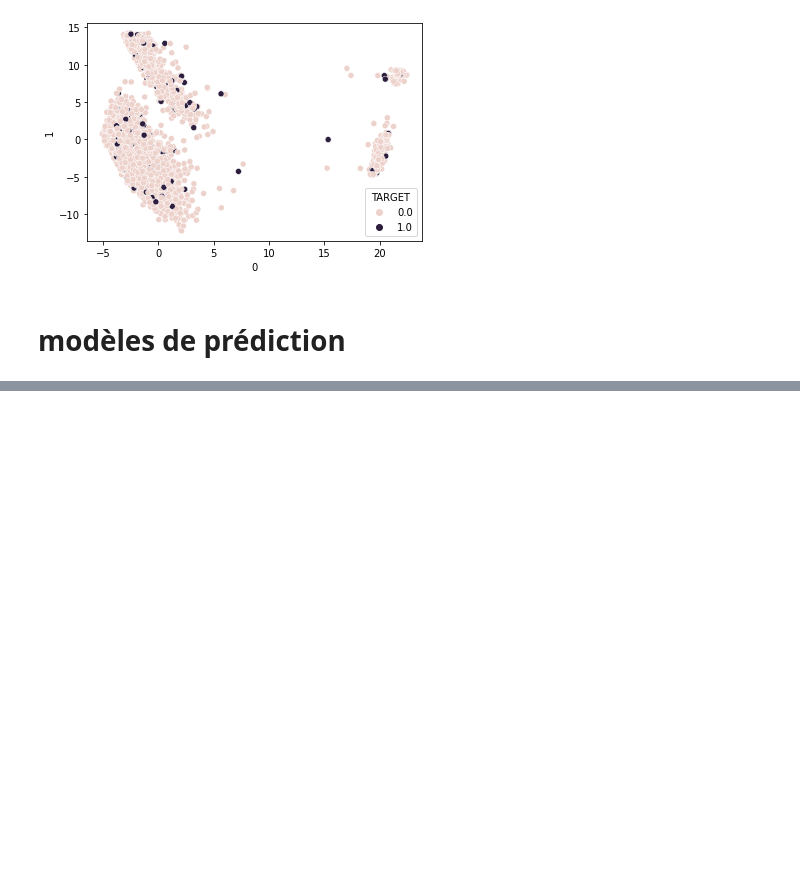
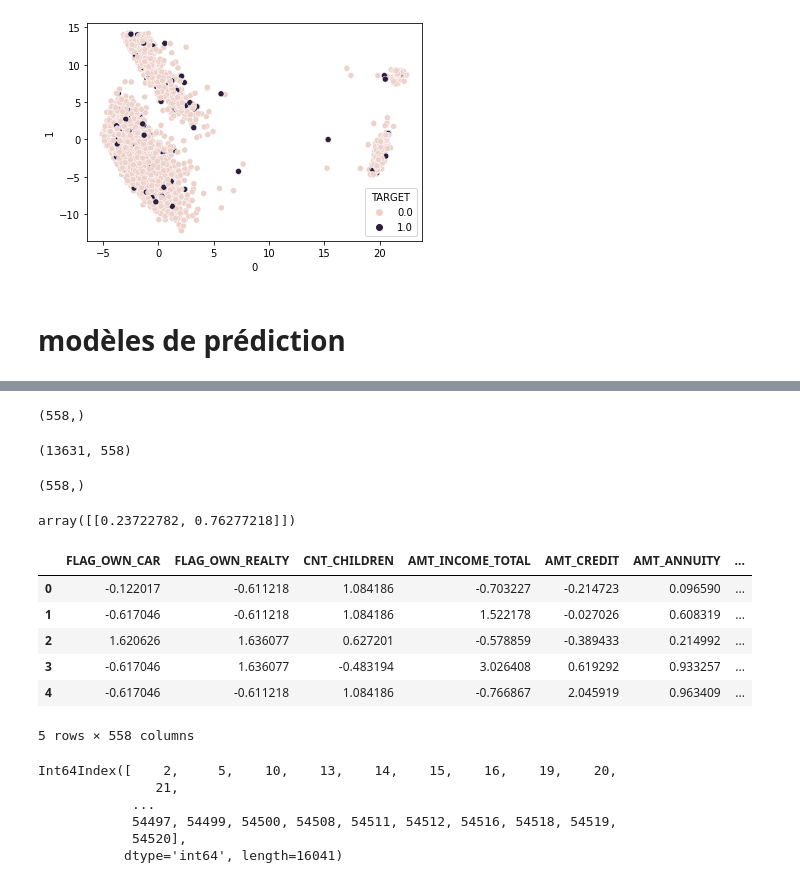
Before and after one commit to JeongJeong-code/P7_scoring, a Jupyter notebook: P7_exploration.ipynb, the cells around one changed output, grey strips where cells are left out. Cells and saved outputs as stored; diff of their text form; code cells hidden in the pictures; blank space fills up the shorter version.

```diff
--- a/P7_exploration.ipynb
+++ b/P7_exploration.ipynb
@@ -840,0 +656,16 @@ df_results['SK_ID_CURR'].isna().sum()
+# %%
+np.shape(lime_test[5])
+# %% [output]
+(558,)
+# %%
+np.shape(lime_test)
+# %% [output]
+(13631, 558)
+# %%
+np.shape(lime_test[5])
+# %% [output]
+(558,)
+# %%
+dtc.predict_proba(lime_test[1].reshape(1, -1))
+# %% [output]
+array([[0.23722782, 0.76277218]])
@@ -840,0 +674,19 @@ df_results['SK_ID_CURR'].isna().sum()
+# %%
+X_train.head()
+# %% [output]
+|  | FLAG_OWN_CAR | FLAG_OWN_REALTY | CNT_CHILDREN | AMT_INCOME_TOTAL | AMT_CREDIT | AMT_ANNUITY | ... |
+| 0 | -0.122017 | -0.611218 | 1.084186 | -0.703227 | -0.214723 | 0.096590 | ... |
+| 1 | -0.617046 | -0.611218 | 1.084186 | 1.522178 | -0.027026 | 0.608319 | ... |
+| 2 | 1.620626 | 1.636077 | 0.627201 | -0.578859 | -0.389433 | 0.214992 | ... |
+| 3 | -0.617046 | 1.636077 | -0.483194 | 3.026408 | 0.619292 | 0.933257 | ... |
+| 4 | -0.617046 | -0.611218 | 1.084186 | -0.766867 | 2.045919 | 0.963409 | ... |
+5 rows × 558 columns
+# %%
+X_train[X_train['FLAG_OWN_CAR']>0].index
+# %% [output]
+Int64Index([    2,     5,    10,    13,    14,    15,    16,    19,    20,
+               21,
+            ...
+            54497, 54499, 54500, 54508, 54511, 54512, 54516, 54518, 54519,
+            54520],
+           dtype='int64', length=16041)
```
Also changed, not shown: parts of 142 cells of this notebook, 18 other files.
